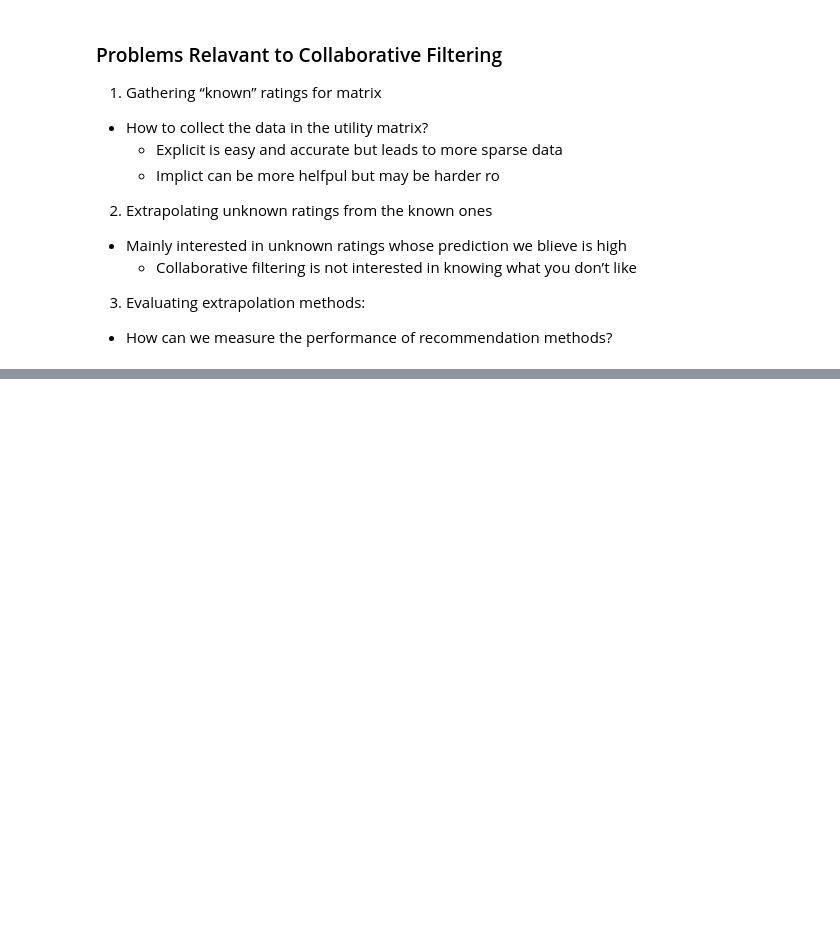
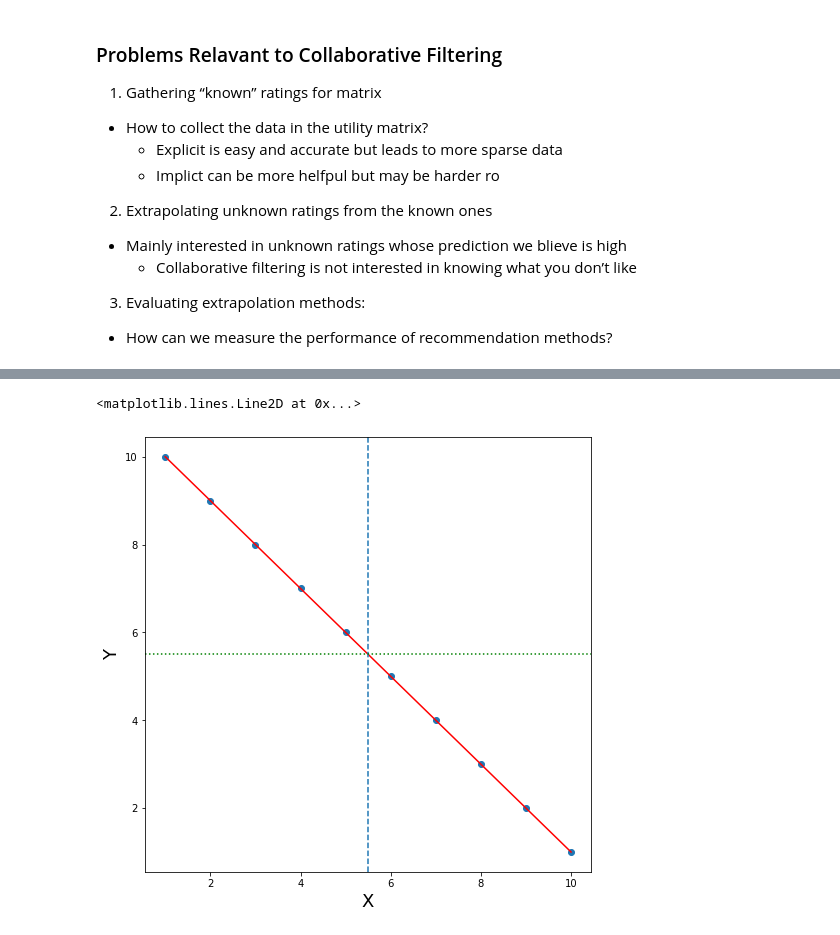
Before and after one commit to mahdi-b/ics438f22, a Jupyter notebook: morea/4_ML_introduction/resources/Collaborative Filtering.ipynb, the cells around one changed output, grey strips where cells are left out. Drawn from its saved outputs; the diff is of its cells as text; code cells hidden in the pictures; blank space fills up the shorter version.

```diff
--- a/morea/4_ML_introduction/resources/Collaborative Filtering.ipynb
+++ b/morea/4_ML_introduction/resources/Collaborative Filtering.ipynb
@@ -75,0 +612,19 @@
+# %%
+X = [1,2,3,4,5,6,7,8,9,10]
+Y = [10, 9, 8, 7, 6, 5, 4, 3, 2, 1]
+data = pd.DataFrame({"X": X, "Y": Y})
+data
+
+plt.figure(figsize=(8,8))
+
+plt.scatter(X, Y)
+plt.plot(X,Y, color ='r')
+
+plt.xlabel("X", fontsize=18)
+plt.ylabel("Y", fontsize=18)
+
+plt.axvline(data["X"].mean(), linestyle='--', label="mean(X)")
+plt.axhline(data["Y"].mean(), linestyle=':', label="mean(Y)", color='green')
+# %% [output]
+<matplotlib.lines.Line2D at 0x...>
+[figure, added]
```
Also changed, not shown: parts of 88 cells of this notebook, 4 other files.
